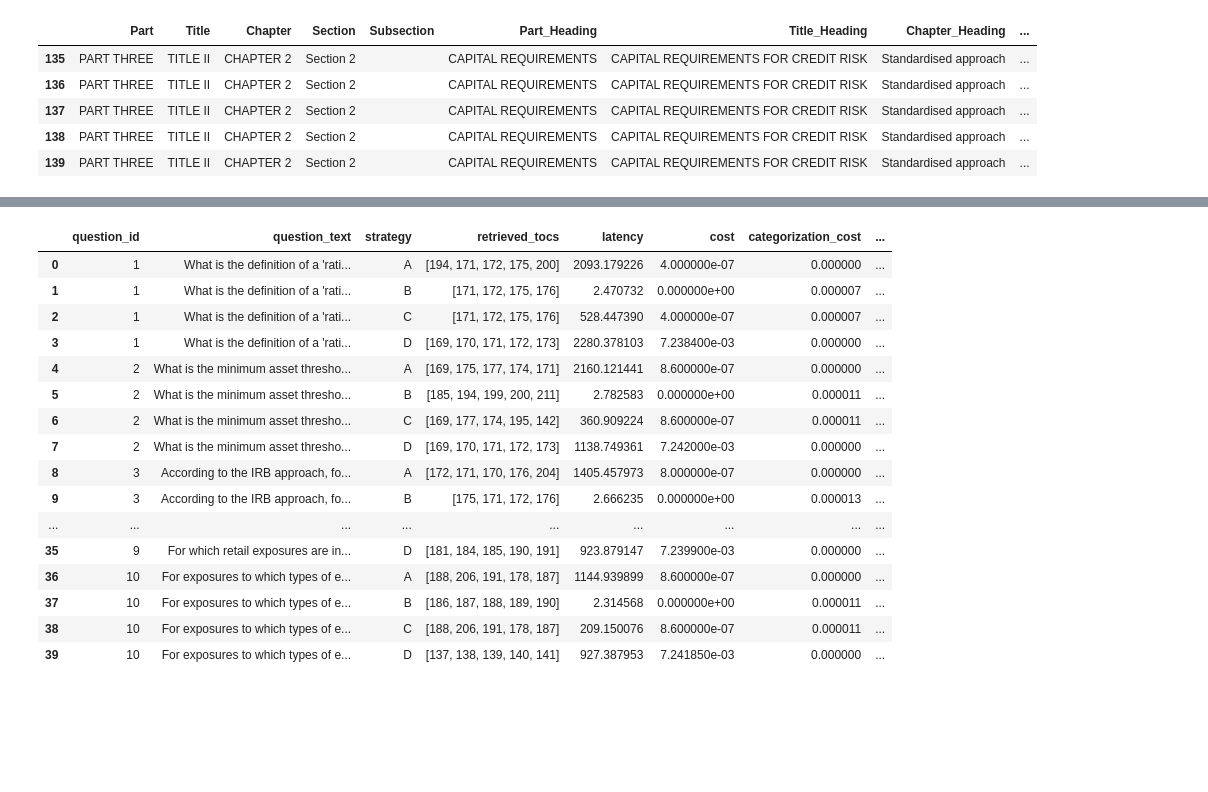
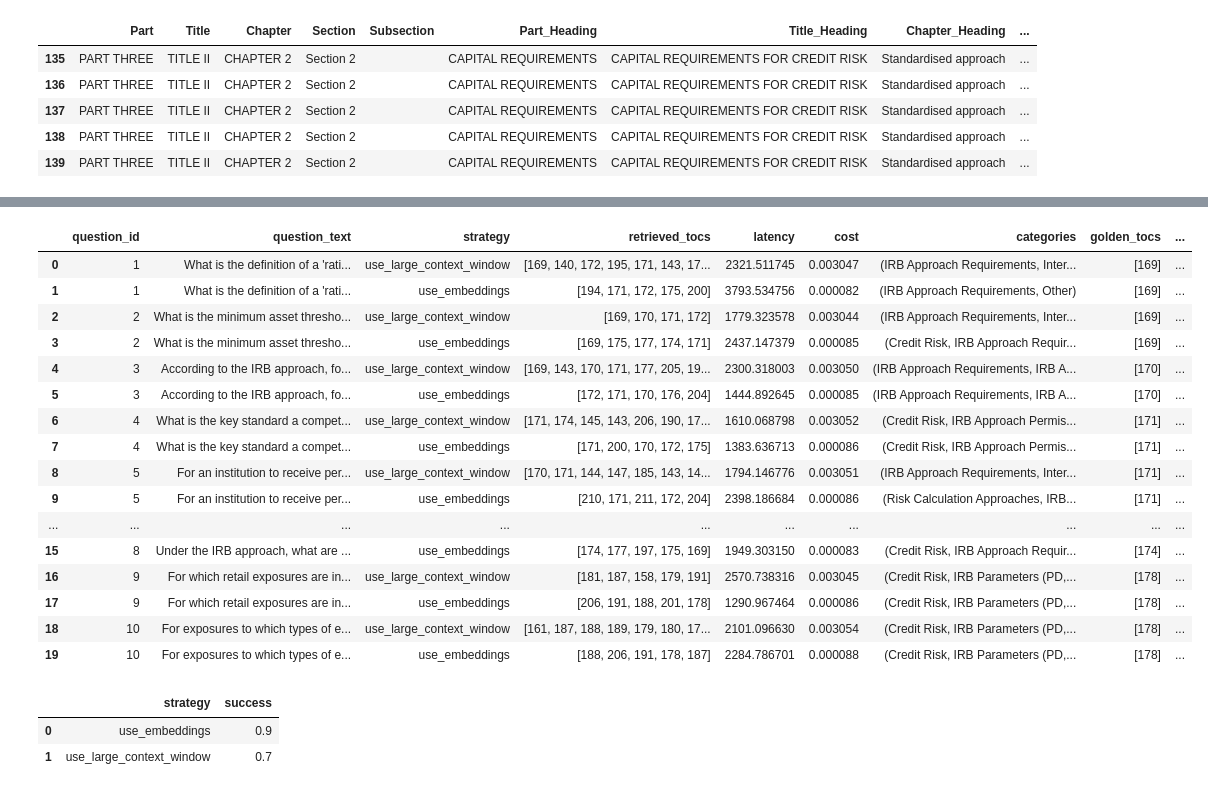
Before and after one commit to at621/crr_pipeline, a Jupyter notebook: rag_benchmarking.ipynb, the cells around one changed output, grey strips where cells are left out. Saved outputs shown, nothing was run; the diff lists cells and outputs as text; code cells hidden in the pictures; blank space fills up the shorter version.

```diff
--- a/rag_benchmarking.ipynb
+++ b/rag_benchmarking.ipynb
@@ -330,20 +311,29 @@ Running retrieval strategies for all questions...
 # %%
+# Show questions
+pd.options.display.max_colwidth = 1000
 results_df
 # %% [output]
-|  | question_id | question_text | strategy | retrieved_tocs | latency | cost | categorization_cost | ... |
-| 0 | 1 | What is the definition of a 'rati... | A | [194, 171, 172, 175, 200] | 2093.179226 | 4.000000e-07 | 0.000000 | ... |
-| 1 | 1 | What is the definition of a 'rati... | B | [171, 172, 175, 176] | 2.470732 | 0.000000e+00 | 0.000007 | ... |
-| 2 | 1 | What is the definition of a 'rati... | C | [171, 172, 175, 176] | 528.447390 | 4.000000e-07 | 0.000007 | ... |
-| 3 | 1 | What is the definition of a 'rati... | D | [169, 170, 171, 172, 173] | 2280.378103 | 7.238400e-03 | 0.000000 | ... |
-| 4 | 2 | What is the minimum asset thresho... | A | [169, 175, 177, 174, 171] | 2160.121441 | 8.600000e-07 | 0.000000 | ... |
-| 5 | 2 | What is the minimum asset thresho... | B | [185, 194, 199, 200, 211] | 2.782583 | 0.000000e+00 | 0.000011 | ... |
-| 6 | 2 | What is the minimum asset thresho... | C | [169, 177, 174, 195, 142] | 360.909224 | 8.600000e-07 | 0.000011 | ... |
-| 7 | 2 | What is the minimum asset thresho... | D | [169, 170, 171, 172, 173] | 1138.749361 | 7.242000e-03 | 0.000000 | ... |
-| 8 | 3 | According to the IRB approach, fo... | A | [172, 171, 170, 176, 204] | 1405.457973 | 8.000000e-07 | 0.000000 | ... |
-| 9 | 3 | According to the IRB approach, fo... | B | [175, 171, 172, 176] | 2.666235 | 0.000000e+00 | 0.000013 | ... |
-| ... | ... | ... | ... | ... | ... | ... | ... | ... |
-| 35 | 9 | For which retail exposures are in... | D | [181, 184, 185, 190, 191] | 923.879147 | 7.239900e-03 | 0.000000 | ... |
-| 36 | 10 | For exposures to which types of e... | A | [188, 206, 191, 178, 187] | 1144.939899 | 8.600000e-07 | 0.000000 | ... |
-| 37 | 10 | For exposures to which types of e... | B | [186, 187, 188, 189, 190] | 2.314568 | 0.000000e+00 | 0.000011 | ... |
-| 38 | 10 | For exposures to which types of e... | C | [188, 206, 191, 178, 187] | 209.150076 | 8.600000e-07 | 0.000011 | ... |
-| 39 | 10 | For exposures to which types of e... | D | [137, 138, 139, 140, 141] | 927.387953 | 7.241850e-03 | 0.000000 | ... |
+|  | question_id | question_text | strategy | retrieved_tocs | latency | cost | categories | golden_tocs | ... |
+| 0 | 1 | What is the definition of a 'rati... | use_large_context_window | [169, 140, 172, 195, 171, 143, 17... | 2321.511745 | 0.003047 | (IRB Approach Requirements, Inter... | [169] | ... |
+| 1 | 1 | What is the definition of a 'rati... | use_embeddings | [194, 171, 172, 175, 200] | 3793.534756 | 0.000082 | (IRB Approach Requirements, Other) | [169] | ... |
+| 2 | 2 | What is the minimum asset thresho... | use_large_context_window | [169, 170, 171, 172] | 1779.323578 | 0.003044 | (IRB Approach Requirements, Inter... | [169] | ... |
+| 3 | 2 | What is the minimum asset thresho... | use_embeddings | [169, 175, 177, 174, 171] | 2437.147379 | 0.000085 | (Credit Risk, IRB Approach Requir... | [169] | ... |
+| 4 | 3 | According to the IRB approach, fo... | use_large_context_window | [169, 143, 170, 171, 177, 205, 19... | 2300.318003 | 0.003050 | (IRB Approach Requirements, IRB A... | [170] | ... |
+| 5 | 3 | According to the IRB approach, fo... | use_embeddings | [172, 171, 170, 176, 204] | 1444.892645 | 0.000085 | (IRB Approach Requirements, IRB A... | [170] | ... |
+| 6 | 4 | What is the key standard a compet... | use_large_context_window | [171, 174, 145, 143, 206, 190, 17... | 1610.068798 | 0.003052 | (Credit Risk, IRB Approach Permis... | [171] | ... |
+| 7 | 4 | What is the key standard a compet... | use_embeddings | [171, 200, 170, 172, 175] | 1383.636713 | 0.000086 | (Credit Risk, IRB Approach Permis... | [171] | ... |
+| 8 | 5 | For an institution to receive per... | use_large_context_window | [170, 171, 144, 147, 185, 143, 14... | 1794.146776 | 0.003051 | (IRB Approach Requirements, Inter... | [171] | ... |
+| 9 | 5 | For an institution to receive per... | use_embeddings | [210, 171, 211, 172, 204] | 2398.186684 | 0.000086 | (Risk Calculation Approaches, IRB... | [171] | ... |
+| ... | ... | ... | ... | ... | ... | ... | ... | ... | ... |
+| 15 | 8 | Under the IRB approach, what are ... | use_embeddings | [174, 177, 197, 175, 169] | 1949.303150 | 0.000083 | (Credit Risk, IRB Approach Requir... | [174] | ... |
+| 16 | 9 | For which retail exposures are in... | use_large_context_window | [181, 187, 158, 179, 191] | 2570.738316 | 0.003045 | (Credit Risk, IRB Parameters (PD,... | [178] | ... |
+| 17 | 9 | For which retail exposures are in... | use_embeddings | [206, 191, 188, 201, 178] | 1290.967464 | 0.000086 | (Credit Risk, IRB Parameters (PD,... | [178] | ... |
+| 18 | 10 | For exposures to which types of e... | use_large_context_window | [161, 187, 188, 189, 179, 180, 17... | 2101.096630 | 0.003054 | (Credit Risk, IRB Parameters (PD,... | [178] | ... |
+| 19 | 10 | For exposures to which types of e... | use_embeddings | [188, 206, 191, 178, 187] | 2284.786701 | 0.000088 | (Credit Risk, IRB Parameters (PD,... | [178] | ... |
+# %%
+# Success metrics
+results_df.groupby('strategy').agg({'success': 'mean'}).reset_index()
+# %% [output]
+|  | strategy | success |
+| 0 | use_embeddings | 0.9 |
+| 1 | use_large_context_window | 0.7 |
```
Also changed, not shown: parts of 6 cells of this notebook, 3 other files.
